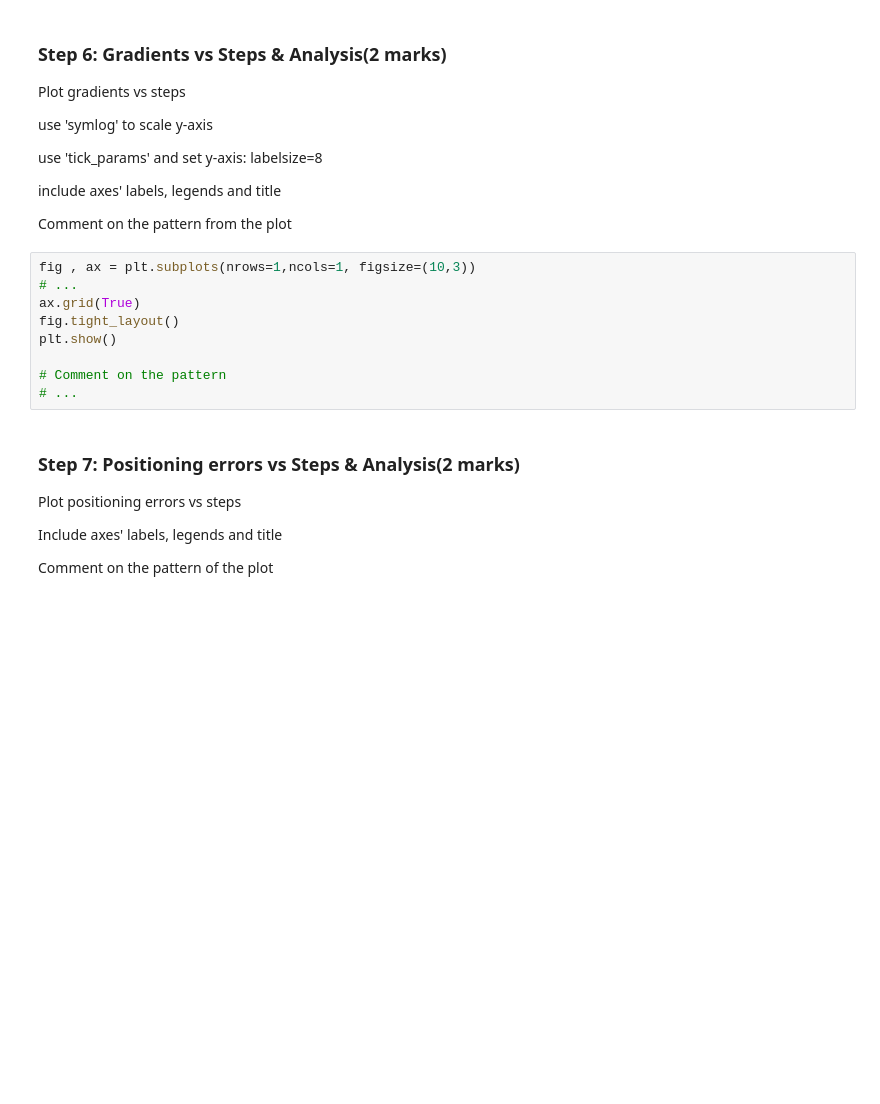
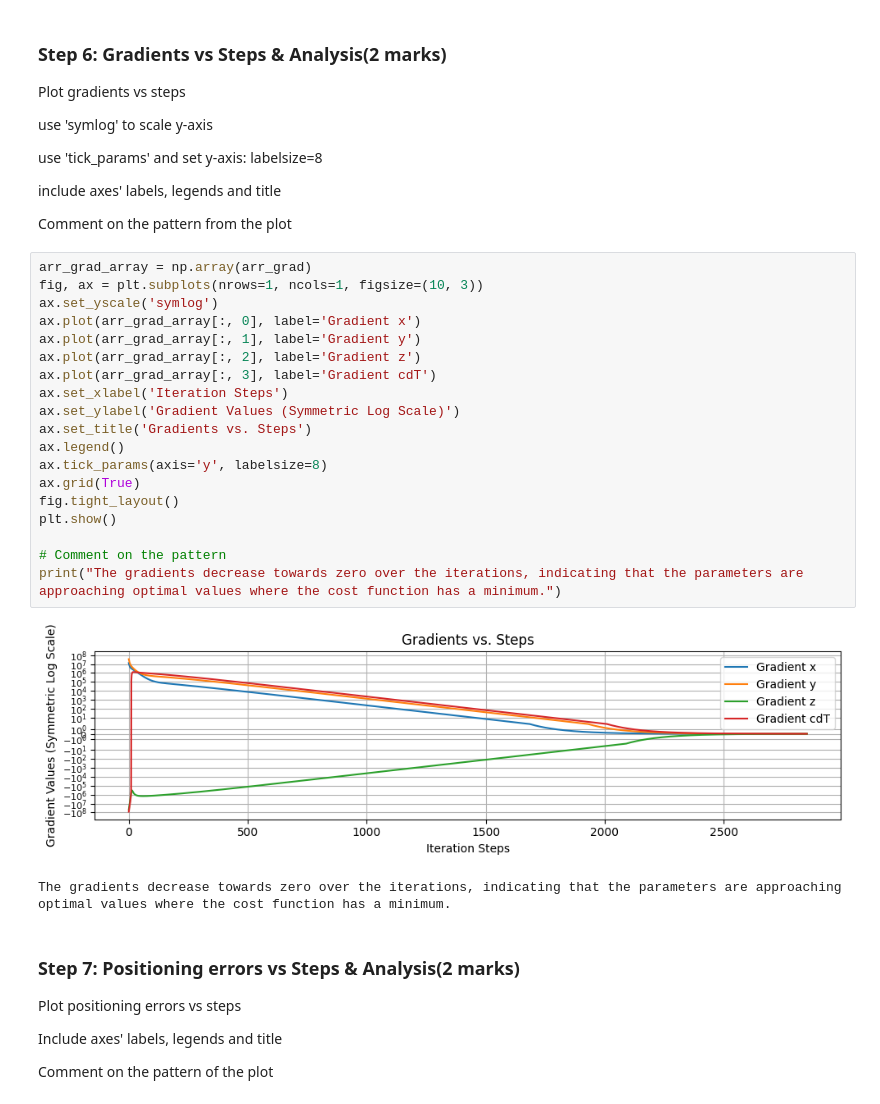
Before and after one commit to rbawah/engg680_2024_fall_group7, a Jupyter notebook: Lab_Assignment3/Assignment3.ipynb, the cells around one changed output. Saved outputs shown, nothing was run; the diff lists cells and outputs as text; blank space fills up the shorter version.

```diff
--- a/Lab_Assignment3/Assignment3.ipynb
+++ b/Lab_Assignment3/Assignment3.ipynb
@@ -220,15 +276,28 @@ use 'tick_params' and set y-axis: labelsize=8
 include axes' labels, legends and title
 
 Comment on the pattern from the plot
-# %%
-fig , ax = plt.subplots(nrows=1,ncols=1, figsize=(10,3))
-# ...
-ax.grid(True)
-fig.tight_layout()
-plt.show()
-
-# Comment on the pattern
-# ...
+# %%
+arr_grad_array = np.array(arr_grad)
+fig, ax = plt.subplots(nrows=1, ncols=1, figsize=(10, 3))
+ax.set_yscale('symlog')
+ax.plot(arr_grad_array[:, 0], label='Gradient x')
+ax.plot(arr_grad_array[:, 1], label='Gradient y')
+ax.plot(arr_grad_array[:, 2], label='Gradient z')
+ax.plot(arr_grad_array[:, 3], label='Gradient cdT')
+ax.set_xlabel('Iteration Steps')
+ax.set_ylabel('Gradient Values (Symmetric Log Scale)')
+ax.set_title('Gradients vs. Steps')
+ax.legend()
+ax.tick_params(axis='y', labelsize=8)
+ax.grid(True)
+fig.tight_layout()
+plt.show()
+
+# Comment on the pattern
+print("The gradients decrease towards zero over the iterations, indicating that the parameters are approaching optimal values where the cost function has a minimum.")
+# %% [output]
+[figure, added]
+The gradients decrease towards zero over the iterations, indicating that the parameters are approaching optimal values where the cost function has a minimum.
 # %% [markdown]
 ### Step 7: Positioning errors vs Steps & Analysis(2 marks)
 Plot positioning errors vs steps
```
Also changed, not shown: parts of 28 cells of this notebook.
